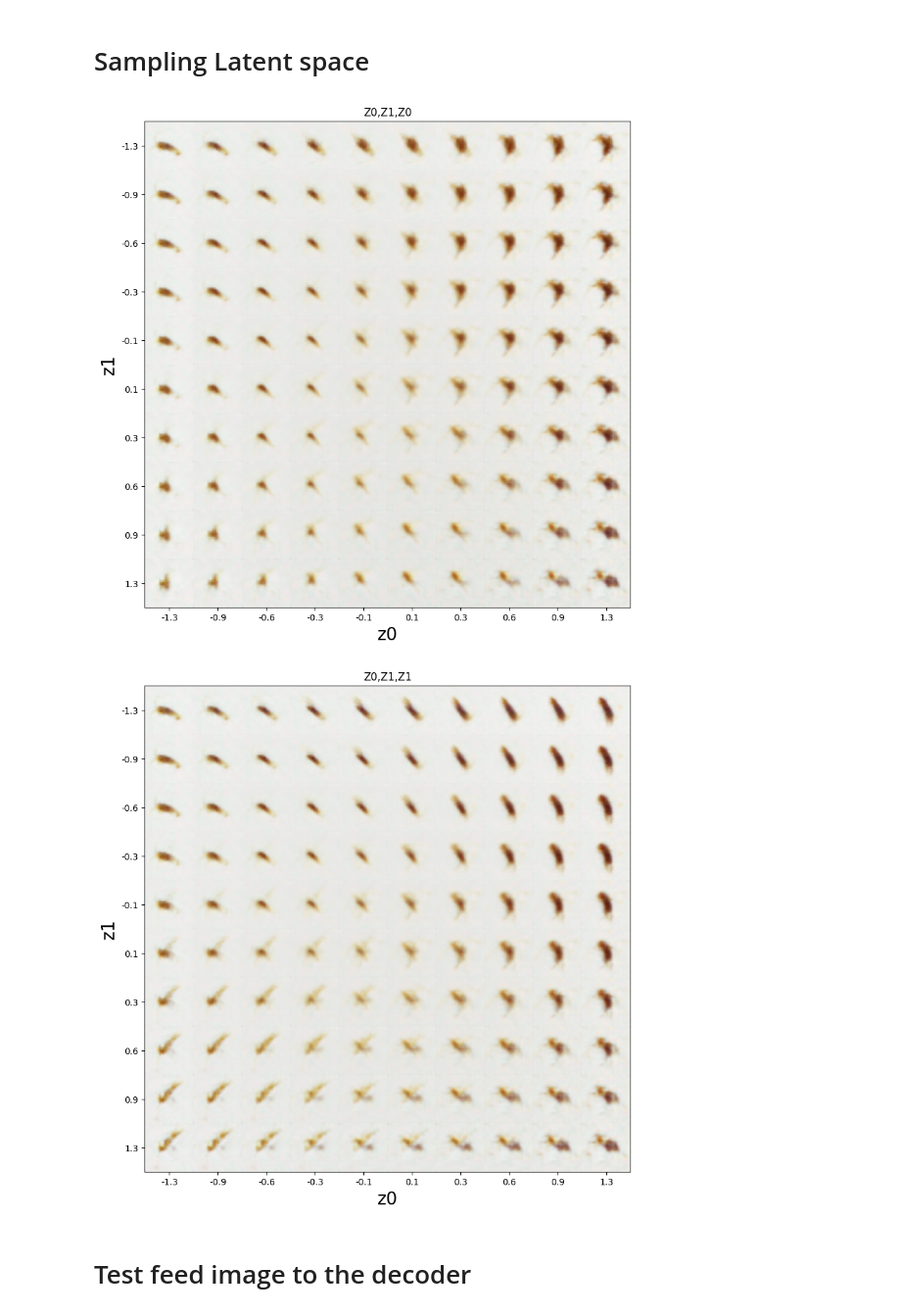
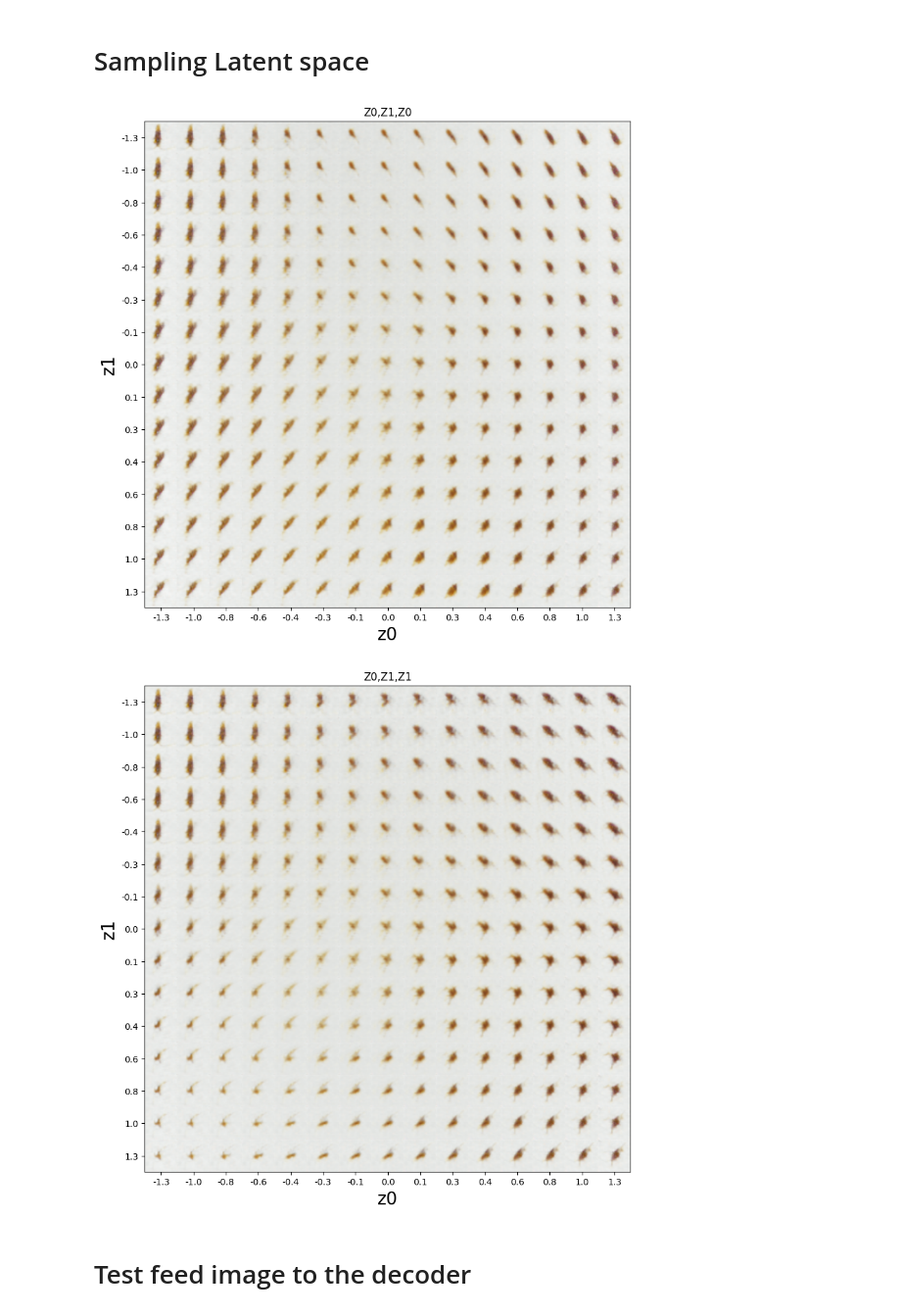
Before and after one commit to Pwhsky/copepod-image-analysis, a Jupyter notebook: vae/copepod_vae.ipynb, the cells around one changed output. Shown at 98% size. Saved outputs shown, nothing was run; the diff lists cells and outputs as text; code cells hidden in the pictures.

```diff
--- a/vae/copepod_vae.ipynb
+++ b/vae/copepod_vae.ipynb
@@ -36,22 +7,0 @@ np.shape(training_image)
-# %%
-img = dt.LoadImage("copepod_images/cope_4.png")
-img = np.array(img.resolve())
-
-#Some single copepod positions from cope_1.png, additional crops are commented out.
-ys    = [2480,1597,1295,1279,1225]
-xs    = [1509,1715,1690,1647, 1047]
-
-number_of_crops = len(ys)
-
-for i in range(number_of_crops):
-    #go through the positions for the crops
-    y_index   = ys[i]
-    x_index   = xs[i]
-    crop_size = 48
-    x0,y0 = y_index-crop_size // 2, x_index - crop_size//2
-    training_image = np.array(   img[x0:x0+crop_size, y0: y0 + crop_size])
-    training_images.append(training_image)
-    plt.subplot(1,number_of_crops,i+1)
-    plt.axis("off")
-    plt.imshow(training_image,cmap="gray")
-np.shape(training_image)
@@ -166,7 +126,7 @@ vae_trainer.fit(vae,train_loader)
 # Sampling Latent space
 # %%
 from torch.distributions.normal import Normal
-img_num = 10
+img_num = 15
 img_size = 48
 
 z0_grid = Normal(0, 1).icdf(torch.linspace(0.1, 0.9, img_num))
@@ -201,35 +161,35 @@ plt.show()
 
 
 
 image = np.zeros((img_num * img_size, img_num * img_size,3))
 for i0, z0 in enumerate(z0_grid):
     for i1, z1 in enumerate(z1_grid):
         z=torch.stack((z0,z1,z1,z0)).unsqueeze(0)
         generated_image = vae.decode(z).clone().detach().numpy()
         generated_image = generated_image.transpose(0, 2, 3, 1).squeeze()
         image[
             i1 * img_size : (i1 + 1) * img_size,
             i0 * img_size : (i0 + 1) * img_size,
             :
         ] = generated_image
 
 plt.figure(figsize=(10, 10))
 plt.title("Z0,Z1,Z1")
 plt.imshow(image, cmap="gray")
 plt.xticks(
 np.arange(0.5 * img_size, (0.5 + img_num) * img_size, img_size),
 np.round(z0_grid.numpy(), 1),
 )
 plt.yticks(
 np.arange(0.5 * img_size, (0.5 + img_num) * img_size, img_size),
 np.round(z1_grid.numpy(), 1),
 )
 plt.xlabel("z0", fontsize=20)
 plt.ylabel("z1", fontsize=20)
 plt.show()
 # %% [output]
-[figure, old version]
+[figure, new version]
-[figure, old version]
+[figure, new version]
 # %% [markdown]
 # Test feed image to the decoder
 # %%
```
Also changed, not shown: parts of 7 cells of this notebook, 2 other files.
